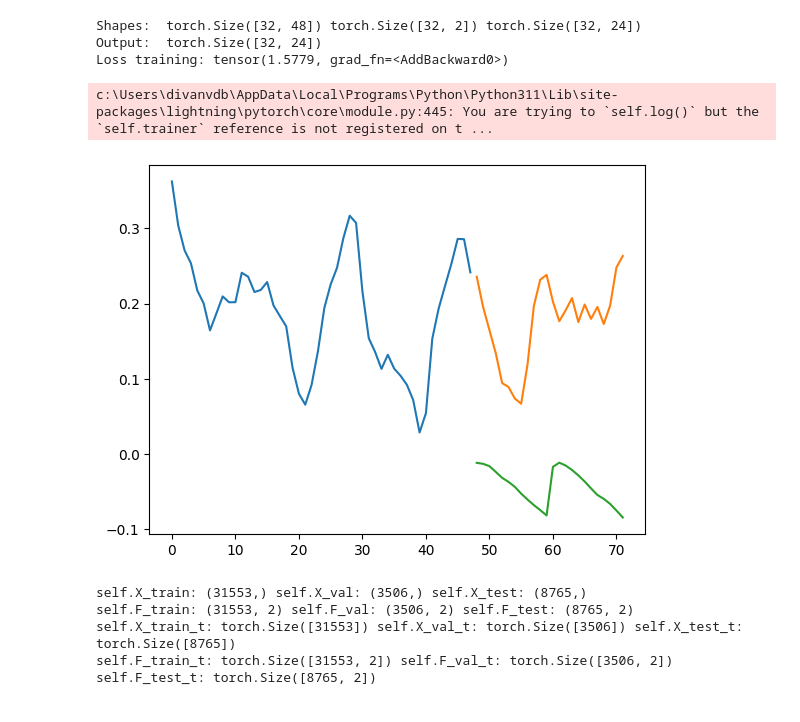
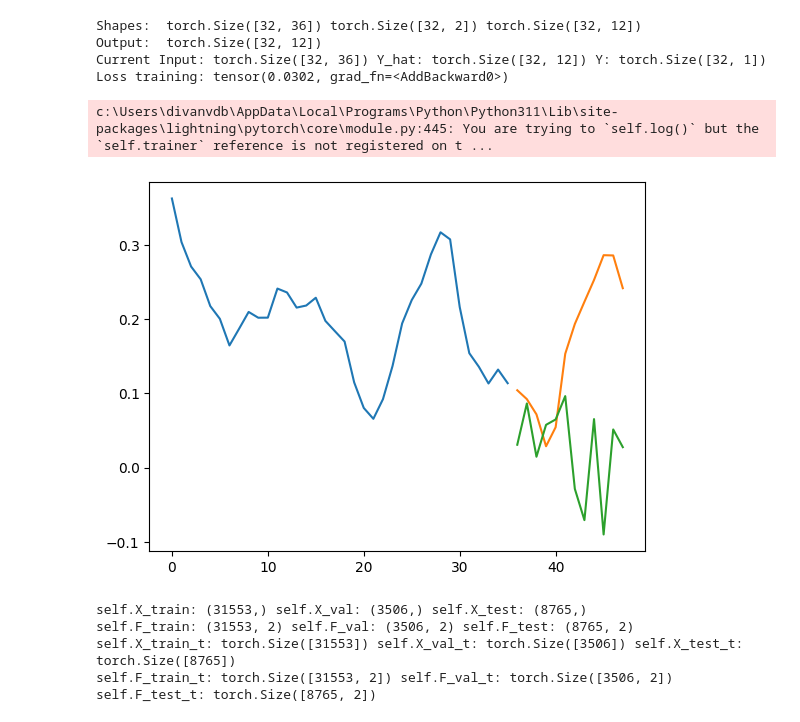
Before and after one commit to Divanvdb/1_WindSpeedForecasting, a Jupyter notebook: 4_FORRS_Time_Series.ipynb, the cells around one changed output. Cells and saved outputs as stored; diff of their text form; code cells hidden in the pictures.

```diff
--- a/4_FORRS_Time_Series.ipynb
+++ b/4_FORRS_Time_Series.ipynb
@@ -206,7 +206,7 @@ class TimeSeriesDataset(Dataset):
             input_data = np.concatenate([x_np, F_np], axis=-1)
             predictions = model.predict(input_data)
         else:
-            prediction = model(x, F)
+            prediction = model(x)#, , F
             predictions = prediction.detach().numpy()
 
         plt.plot(range(self.window_size), x[0], label='Input')
@@ -544,37 +466,39 @@ time_series = TimeSeriesDataset(df, window_size=window_size, steps_ahead=steps_a
 # %%
 # Explanation
 
 # window_size = 48
 # steps_ahead = 24
 # interval = 2
 
 
 train_loader = DataLoader(TimeSeriesDataset(df, window_size=window_size, steps_ahead=steps_ahead, data_split='train', intervals=interval), batch_size=32, shuffle=False)
 
-for x, F, y in train_loader:
+for batch in train_loader:
+    x, F, y = batch
     print('Shapes:\t', x.shape, F.shape, y.shape)
     break
 
-model = SimpleMLP(input_size=window_size, forcing_size=2, output_size=steps_ahead, lr=0.0001, steps=steps_ahead, rollout=True, interval=interval)
+model = TimeSeriesModel(input_dim=window_size, hidden_dim=128, output_dim=12)
 
-y_hat = model(x, F)
+y_hat = model(x)
 
 print('Output:\t', y_hat.shape)
 
-print('Loss training:', model.training_step((x, F, y), 0))
+print('Loss training:', model.training_step((batch), 0))
 
 
 plt.plot(range(window_size), x[0])
 plt.plot(range(window_size, window_size + steps_ahead), y[0])
 plt.plot(range(window_size, window_size + steps_ahead), y_hat[0].detach().numpy())
 
 plt.show()
 # %% [output]
-Shapes:  torch.Size([32, 48]) torch.Size([32, 2]) torch.Size([32, 24])
-Output:  torch.Size([32, 24])
-Loss training: tensor(1.5779, grad_fn=<AddBackward0>)
+Shapes:  torch.Size([32, 36]) torch.Size([32, 2]) torch.Size([32, 12])
+Output:  torch.Size([32, 12])
+Current Input: torch.Size([32, 36]) Y_hat: torch.Size([32, 12]) Y: torch.Size([32, 1])
+Loss training: tensor(0.0302, grad_fn=<AddBackward0>)
 c:\Users\divanvdb\AppData\Local\Programs\Python\Python311\Lib\site-packages\lightning\pytorch\core\module.py:445: You are trying to `self.log()` but the `self.trainer` reference is not registered on t ...
-[figure, old version]
+[figure, new version]
 # %%
 time_series.test_class()
 # %% [output]
```
Also changed, not shown: parts of 4 cells of this notebook.
